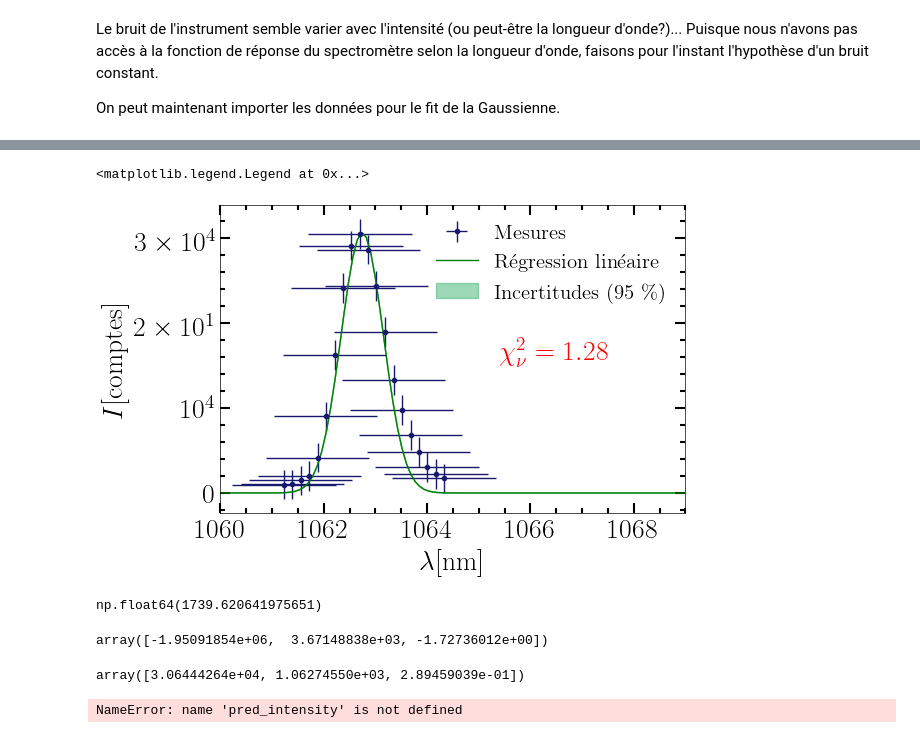
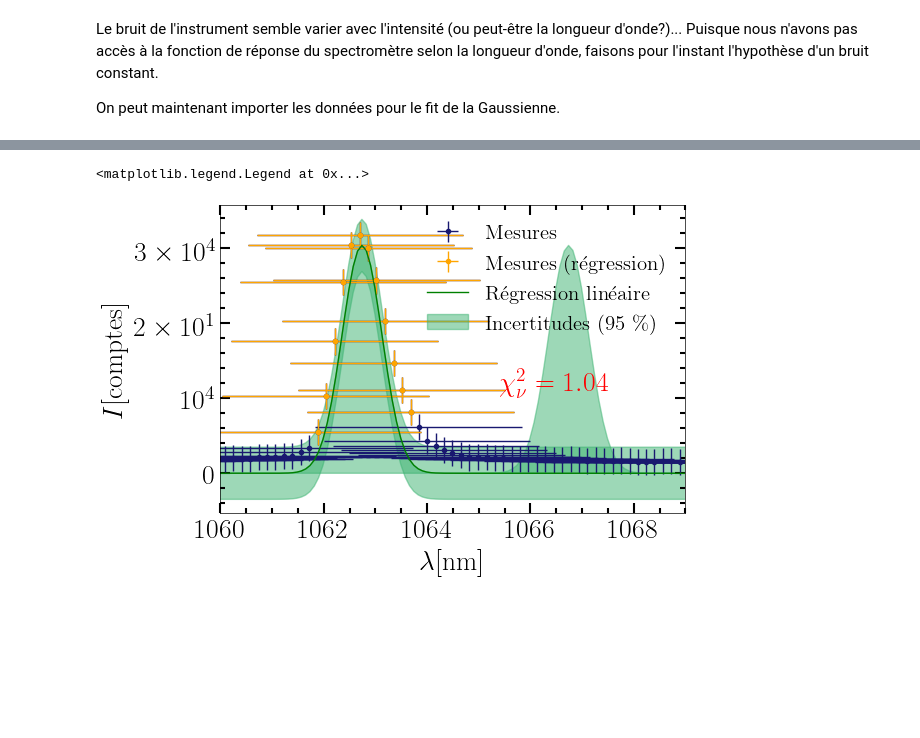
Before and after one commit to EnceladeCandy/phy3040, a Jupyter notebook: notebooks/optique_non_lineaire.ipynb, the cells around one changed output, grey strips where cells are left out. Cells and saved outputs as stored; diff of their text form; code cells hidden in the pictures; blank space fills up the shorter version.

```diff
--- a/notebooks/optique_non_lineaire.ipynb
+++ b/notebooks/optique_non_lineaire.ipynb
@@ -32,4 +32,4 @@ params = {
 plt.rcParams.update(params)
 plt.style.use('science')
 
-figure_folder = 'C://Users//Admin//Desktop//lab_optique//data//optique_non_lineaire'
+figure_folder = 'C://Users//noedi//Desktop//lab_optique//data//optique_non_lineaire'
@@ -322,17 +306,17 @@ On peut maintenant importer les données pour le fit de la Gaussienne.
 # %%
 filename = os.path.join(figure_folder, "spectral_width_low_counts.txt")
 
-wavelength, intensity = import_data(filename = filename)
+wavelength_full, intensity_full = import_data(filename = filename)
 print(intensity.mean())
 high_center = 1062.9
-wavelength_window, intensity_window = get_window(wavelength = wavelength,
-                                            intensity = intensity,
+wavelength_window, intensity_window = get_window(wavelength = wavelength_full,
+                                            intensity = intensity_full,
                                             wavelength_center = high_center,
-                                            extent = 10)
+                                            extent = 6)
 
 # Calcul d'ordonnée à l'origine à retirer (bruit ambiant)
-wavelength_window_noise, intensity_window_noise = get_window(wavelength = wavelength,
-                                            intensity = intensity,
+wavelength_window_noise, intensity_window_noise = get_window(wavelength = wavelength_full,
+                                            intensity = intensity_full,
                                             wavelength_center = 700,
                                             extent = 1000)
 offset = intensity_window_noise.mean()
@@ -342,7 +326,7 @@ nrows, ncols = 1, 3
 fig, axs = plt.subplots(nrows, ncols, figsize = (6 * ncols, 4 * nrows))
 
 ax = axs[0]
-ax.plot(wavelength, intensity-offset, ".")
+ax.plot(wavelength_full, intensity_full-offset, ".")
 ax.set_title("Raw data")
 
 
@@ -362,5 +346,5 @@ plt.subplots_adjust(wspace=0.4)
 
 # Selection d'une portion des données pour la suite
 wavelength = wavelength_window
-intensity = intensity_window - offset
+intensity = intensity_window
 # %% [output]
@@ -446,7 +431,7 @@ def compute_fwhm(sigma):
 # %%
 Regression_width = FrequentistRegression(
     degree = 2,
-    sigma_noise = sigma_intensity /intensity,
+    sigma_noise = (sigma_intensity)/intensity,
 )
 
 params_fitted, std_fitted = Regression_width.wfit(
@@ -460,8 +445,11 @@ chi2 = Regression_width.compute_chi2(
     obs = np.log(intensity)
 )
 print( "chi", chi2)
-phys_fitted = fitted_params_to_phys_params(params_fitted)
-phys_std = std_fitted_to_phys_fitted(params_fitted, phys_fitted, std_fitted)
+
+phys_fitted, phys_std = params_to_phys(params_fitted, std_fitted)
 pred_intensity_log = Regression_width.forward_model()
+
 print(phys_fitted)
+print(phys_std)
+print(Regression_width.cov)
 # %% [output]
@@ -507,48 +546,35 @@ $$
 # %%
 wavelength_fit = np.linspace(wavelength.min()-20, wavelength.max()+20, 500)
 
 
 fig, axs = plt.subplots(1, 1, figsize = (6, 4))
 ax = axs
-ax.errorbar(x = wavelength, y = intensity, fmt = ".", xerr=sigma_wavelength / 10, yerr=sigma_intensity, label = "Mesures", color = "midnightblue")
+sigma_wavelength = 2
+ax.errorbar(x = wavelength_full, y = intensity_full, fmt = ".", xerr=sigma_wavelength, yerr=sigma_intensity, label = "Mesures", color = "midnightblue")
+ax.errorbar(x = wavelength, y = intensity, fmt = ".", xerr=sigma_wavelength, yerr=sigma_intensity, label = "Mesures (régression)", color = "orange")
 intensity_prediction = gaussian_profile(wavelength_fit, *phys_fitted)
 ax.plot(wavelength_fit, intensity_prediction, label = "Régression linéaire", color = "green")
-ax.fill_between(wavelength_fit, intensity_prediction, intensity_prediction, label = "Incertitudes (95 \%)", color = "mediumseagreen", alpha = 0.5)
-
+k = 2
+ax.fill_between(wavelength_fit, intensity_prediction-k * sigma_intensity, intensity_prediction + k * sigma_intensity, label = "Incertitudes (95 \%)", color = "mediumseagreen", alpha = 0.5)
+ax.fill_betweenx(intensity_prediction, wavelength_fit, wavelength_fit + k * sigma_wavelength, color = "mediumseagreen", alpha = 0.5)
 
 x_ticks = np.arange(1060, 1069, 2, dtype=np.int16)
 x_tick_labels = x_ticks
 y_ticks = np.arange(0, 30001, 10000)
 y_tick_labels = [r"$0$", r"$10^4$", r"$2\times 10^1$", r"$3 \times 10^4$"]
 ax.xaxis.set_ticks(x_ticks)
 ax.xaxis.set_ticklabels(x_tick_labels)
 ax.yaxis.set_ticks(y_ticks)
 ax.yaxis.set_ticklabels(y_tick_labels)
 ax.tick_params(which = 'major', axis = 'both', length = 7, width = 1.5)
 ax.tick_params(which = 'minor', axis = 'both', length = 3.5, width = 1.5)
-ax.annotate(r"$\chi^2_{\nu} = %.2f$"%chi2, xy = (0.6, 0.5), xycoords = 'axes fraction', color = 'r', fontsize = 20)
+ax.annotate(r"$\chi^2_{\nu} = %.2f$"%chi2, xy = (0.6, 0.4), xycoords = 'axes fraction', color = 'r', fontsize = 20)
 ax.set(xlabel = r"$\lambda$[nm]", ylabel = r"$I$[comptes]", xlim = (1060, 1069))
 handles, labels = plt.gca().get_legend_handles_labels()
-order = [2,0,1]
+order = [2, 3, 0,1]
 
 plt.savefig(os.path.join(figure_folder, 'figure_width.pdf'), bbox_inches = 'tight')
 ax.legend([handles[idx] for idx in order],[labels[idx] for idx in order], loc = "upper right")
 # %% [output]
 <matplotlib.legend.Legend at 0x...>
-[figure, old version]
+[figure, new version]
-# %%
-sigma_intensity
-# %% [output]
-np.float64(1739.620641975651)
-# %%
-params_fitted
-# %% [output]
-array([-1.95091854e+06,  3.67148838e+03, -1.72736012e+00])
-# %%
-phys_fitted
-# %% [output]
-array([3.06444264e+04, 1.06274550e+03, 2.89459039e-01])
-# %%
-pred_intensity
-# %% [output]
-NameError: name 'pred_intensity' is not defined
```
Also changed, not shown: parts of 22 cells of this notebook, 2 other files.
